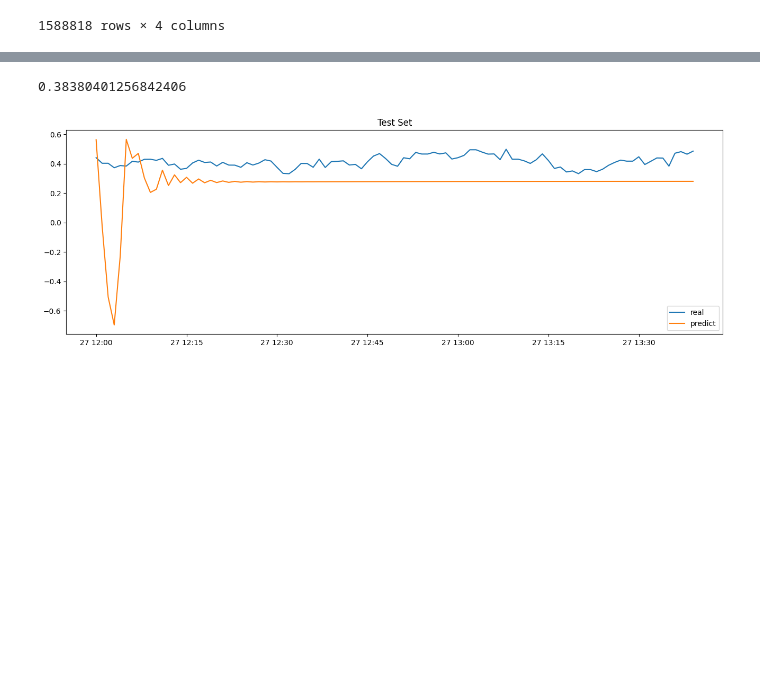
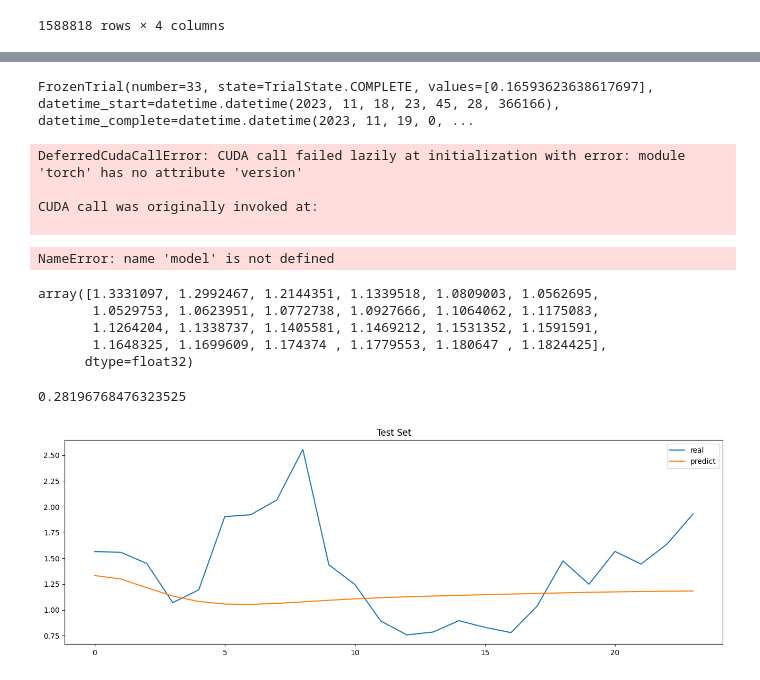
Before and after one commit to youngseonseo/BEMS, a Jupyter notebook: ai/floor_prediction/floor_lstm.ipynb, the cells around one changed output, grey strips where cells are left out. Cells and saved outputs as stored; diff of their text form; code cells hidden in the pictures; blank space fills up the shorter version.

```diff
--- a/ai/floor_prediction/floor_lstm.ipynb
+++ b/ai/floor_prediction/floor_lstm.ipynb
@@ -658,16 +419,16 @@ class lstm_encoder_decoder(nn.Module):
         self.decoder = lstm_decoder(input_size = input_size, hidden_size = hidden_size).to(device)
 
     def forward(self, inputs, targets, target_len, teacher_forcing_ratio):
-        batch_size = inputs.shape[0].to(device)
-        input_size = inputs.shape[2].to(device)
+        batch_size = inputs.shape[0]
+        input_size = inputs.shape[2]
 
         outputs = torch.zeros(batch_size, target_len, input_size).to(device)
 
-        _, hidden = self.encoder(inputs).to(device)
+        _, hidden = self.encoder(inputs)
         decoder_input = inputs[:,-1, :].to(device)
 
         for t in range(target_len):
-            out, hidden = self.decoder(decoder_input, hidden).to(device)
+            out, hidden = self.decoder(decoder_input, hidden)
             out = out.squeeze(1)
 
             if random.random() < teacher_forcing_ratio:
@@ -737,7 +498,7 @@ from optuna.samplers import TPESampler
 # TPESampler : Sampler using TPE (Tree-structured Parzen Estimator) algorithm.
 study = optuna.create_study(direction='minimize', sampler=TPESampler())
 
-study.optimize(lambda trial : objective(trial, train, test, train_loader), n_trials = 50)
+study.optimize(lambda trial : objective(trial, train, test, train_loader), n_trials = 100)
 
 print('Best trial : score {}, \nparams {}'.format(study.best_trial.value, study.best_trial.params))
 # %% [output]
@@ -763,23 +520,64 @@ model = lstm_encoder_decoder(input_size=1, hidden_size=16)
+# %%
+study.best_trial
+# %% [output]
+FrozenTrial(number=33, state=TrialState.COMPLETE, values=[0.16593623638617697], datetime_start=datetime.datetime(2023, 11, 18, 23, 45, 28, 366166), datetime_complete=datetime.datetime(2023, 11, 19, 0, ...
 # %%
-learning_rate=0.01
-epoch = 3000
+learning_rate=1e-6
+epoch = 6000
+
+model = lstm_encoder_decoder(input_size=1, hidden_size=256).to(device)
 optimizer = torch.optim.Adam(model.parameters(), lr = learning_rate)
 criterion = nn.MSELoss()
+# %% [output]
+DeferredCudaCallError: CUDA call failed lazily at initialization with error: module 'torch' has no attribute 'version'
+
+CUDA call was originally invoked at:
+
+# %%
+model.train()
+with tqdm(range(6000)) as tr:
+    for i in tr:
+        total_loss = 0.0
+        for x,y in train_loader:
+            optimizer.zero_grad()
+            x = x.to(device).float()
+            y = y.to(device).float()
+            output = model(x, y, ow, 0.6)
+            loss = criterion(output.to(device), y)
+            loss.backward()
+            optimizer.step()
+            total_loss += loss.cpu().item()
+        tr.set_postfix(loss="{0:.5f}".format(total_loss/len(train_loader)))
+
+prediction = model.predict(torch.tensor(train[-iw:]).reshape(-1,1).to(device).float(), target_len=ow)
+
+score = mean_absolute_percentage_error(prediction, valid)
+print(score)
+# %% [output]
+NameError: name 'model' is not defined
 # %%
 predict = model.predict(torch.tensor(train[-200:]).reshape(-1,1).float(), target_len=ow)
 
 # predict = min_max_scaler.inverse_transform(predict.reshape(-1,1))
 # real = min_max_scaler.inverse_transform(real.reshape(-1,1))
+# %%
+prediction
+# %% [output]
+array([1.3331097, 1.2992467, 1.2144351, 1.1339518, 1.0809003, 1.0562695,
+       1.0529753, 1.0623951, 1.0772738, 1.0927666, 1.1064062, 1.1175083,
+       1.1264204, 1.1338737, 1.1405581, 1.1469212, 1.1531352, 1.1591591,
+       1.1648325, 1.1699609, 1.174374 , 1.1779553, 1.180647 , 1.1824425],
+      dtype=float32)
 # %%
-print(mean_absolute_percentage_error(test_df[:100].values, predict))
+print(mean_absolute_percentage_error(test, prediction))
 
 plt.figure(figsize=(16,5))
-plt.plot(test_df[:100], label="real")
-plt.plot(test_df[:100].index, predict, label="predict")
+plt.plot(test, label="real")
+plt.plot(prediction, label="predict")
 
 plt.title("Test Set")
 plt.legend()
 plt.show()
 # %% [output]
-0.38380401256842406
+0.28196768476323525
-[figure, old version]
+[figure, new version]
```
Also changed, not shown: parts of 49 cells of this notebook, 3 other files.
